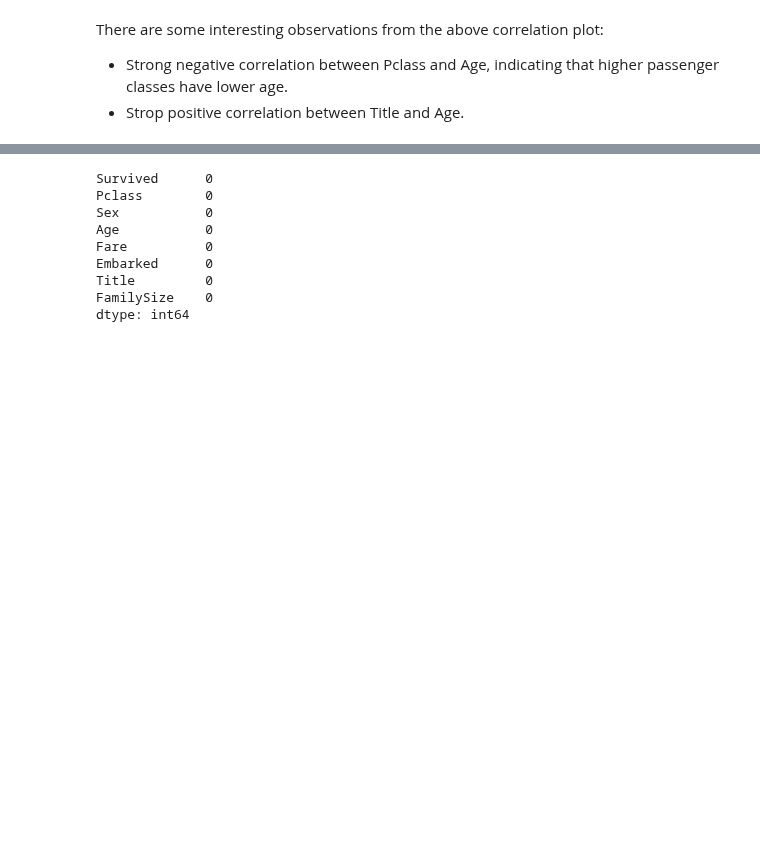
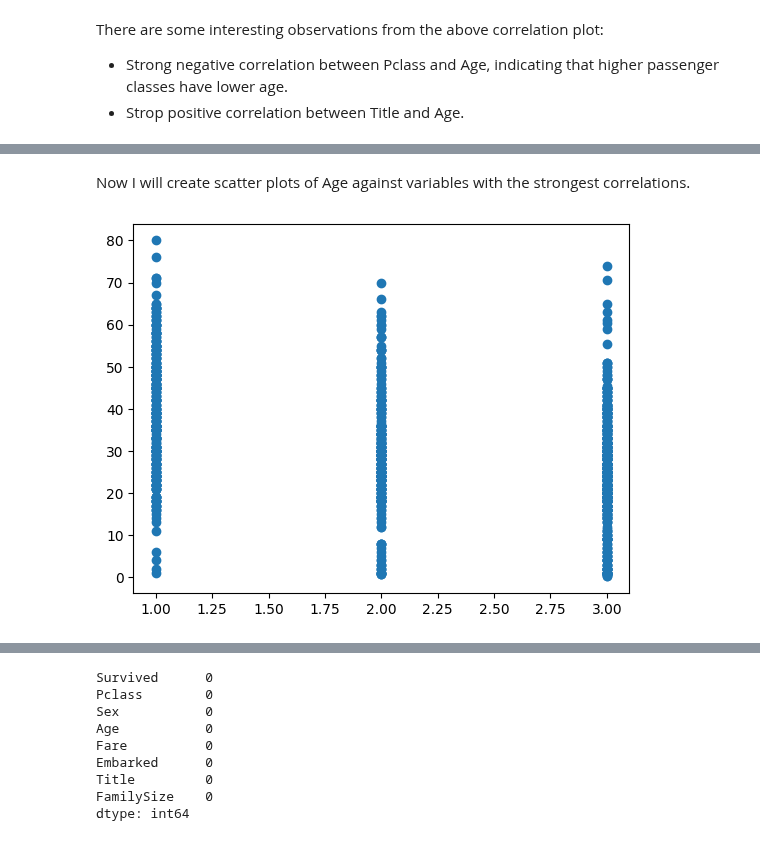
Before and after one commit to Mark-Barbaric/Kaggle, a Jupyter notebook: titanic/titanic.ipynb, the cells around one changed output, grey strips where cells are left out. Cells and saved outputs as stored; diff of their text form; code cells hidden in the pictures; blank space fills up the shorter version.

```diff
--- a/titanic/titanic.ipynb
+++ b/titanic/titanic.ipynb
@@ -221,0 +239,7 @@ Now I'm going to visualize Age and Titles to see if there is any discernable rel
+# %% [markdown]
+Now I will create scatter plots of Age against variables with the strongest correlations.
+# %%
+plt.scatter(complete_age_df['Pclass'], complete_age_df['Age'])
+plt.show()
+# %% [output]
+[figure, added]
```
Also changed, not shown: parts of 21 cells of this notebook.
